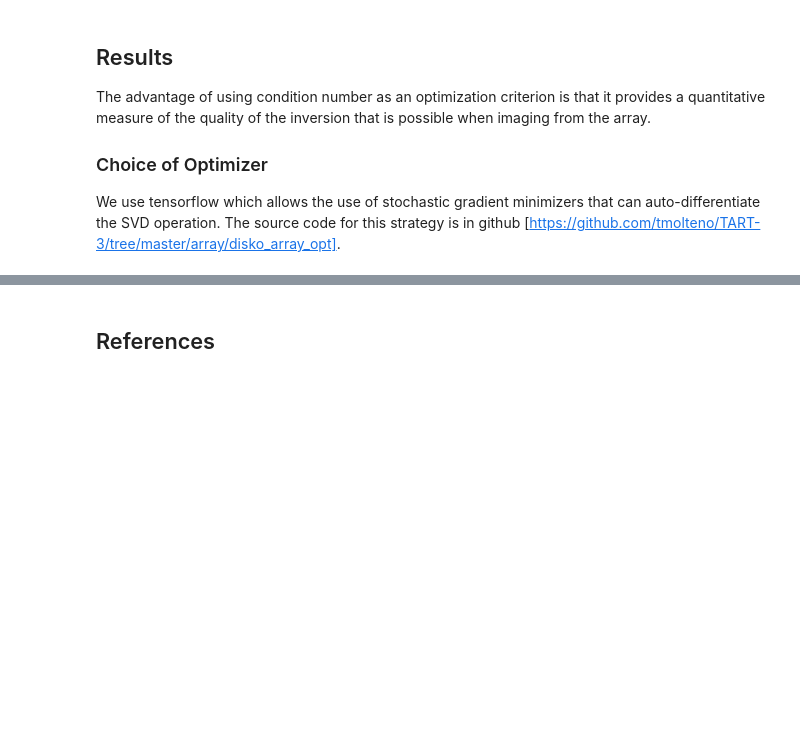
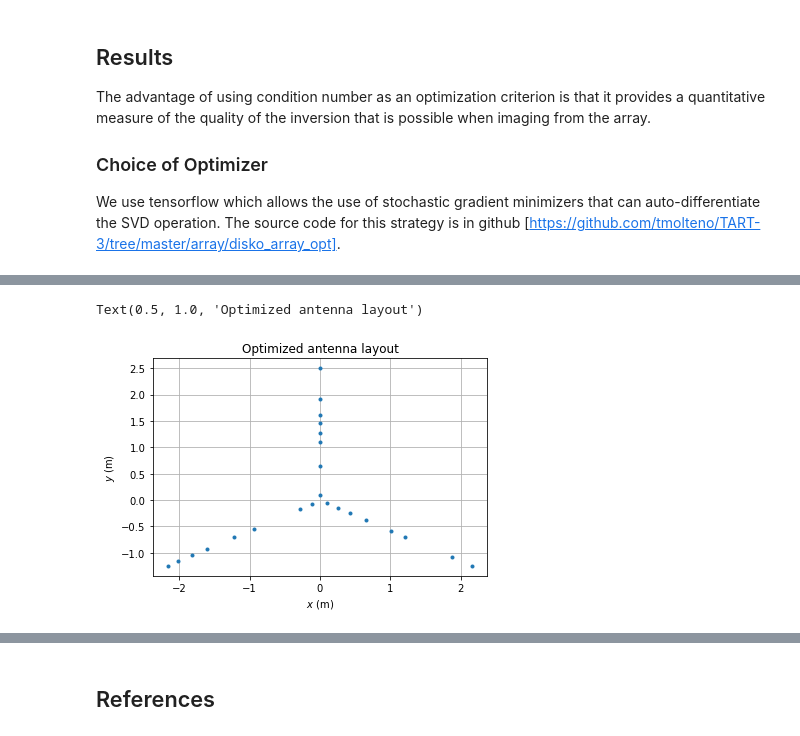
Before and after one commit to tmolteno/TART-3, a Jupyter notebook: array/disko_array_opt/Condition_Number_Array_Optimization.ipynb, the cells around one changed output, grey strips where cells are left out. Cells and saved outputs as stored; diff of their text form; code cells hidden in the pictures; blank space fills up the shorter version.

```diff
--- a/array/disko_array_opt/Condition_Number_Array_Optimization.ipynb
+++ b/array/disko_array_opt/Condition_Number_Array_Optimization.ipynb
@@ -107,0 +118,3 @@ import array_opt
+# %%
+import array_opt
+ant = array_opt.YAntennaArray.from_json('best.json')
@@ -107,0 +130,10 @@ import array_opt
+# %%
+ant_pos = ant.get_ant_pos(ant.arms)
+plt.plot(ant_pos[:,0], ant_pos[:,1], '.')
+plt.grid(True)
+plt.xlabel("$x$ (m)")
+plt.ylabel("$y$ (m)")
+plt.title('Optimized antenna layout')
+# %% [output]
+Text(0.5, 1.0, 'Optimized antenna layout')
+[figure, added]
```
Also changed, not shown: parts of 5 cells of this notebook, 2 other files.
